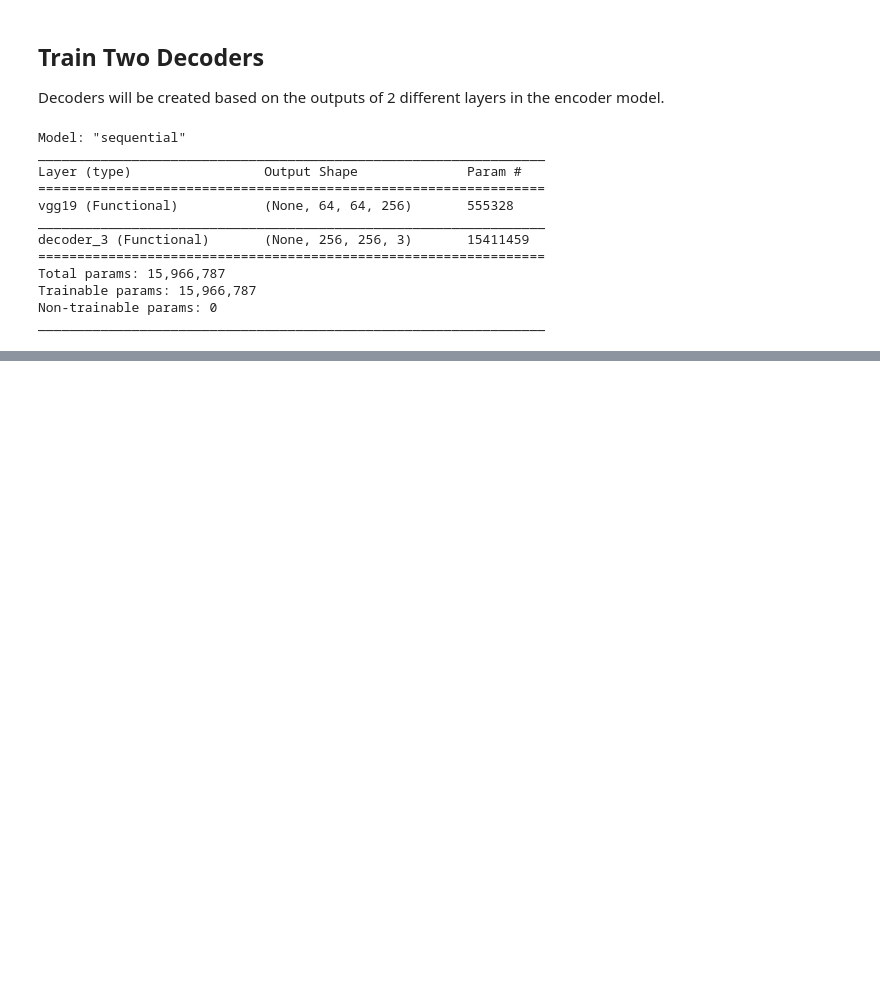
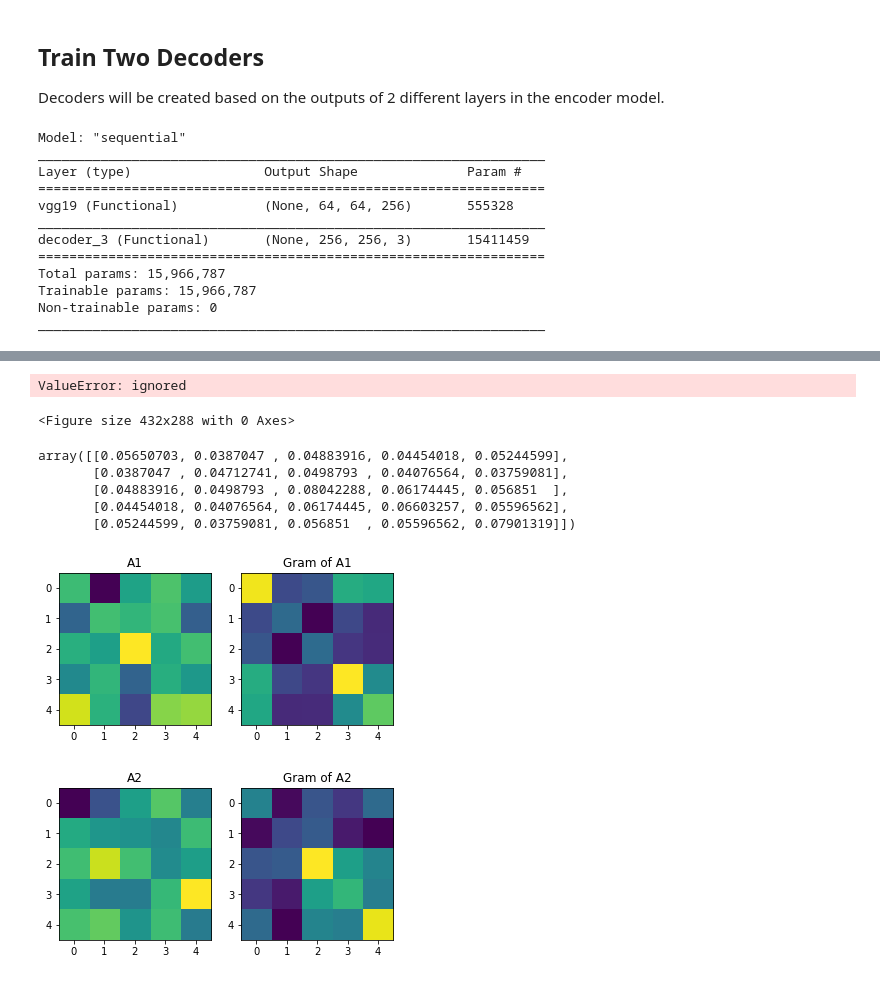
Before and after one commit to elilaird/CS83212-Advanced-Neural-Networks, a Jupyter notebook: Lab2_Style_Transfer.ipynb, the cells around one changed output, grey strips where cells are left out. Cells and saved outputs as stored; diff of their text form; code cells hidden in the pictures; blank space fills up the shorter version.

```diff
--- a/Lab2_Style_Transfer.ipynb
+++ b/Lab2_Style_Transfer.ipynb
@@ -318,0 +558,30 @@ TypeError: ignored
+# %%
+# show originals
+# and colored versions
+G_A1 = show_gram(A1,'A1')
+G_A2 = show_gram(A2,'A2')
+a1_a2_shaped = a1_as_a2_gram.reshape((channels, hw,hw))
+G_A1asA2 = show_gram(new_transform(A1_white, A2_white).reshape((channels, hw, hw)),'A1 with A2 Style (gram)')
+G_A1asA1 = show_gram(a1_a2_shaped,'A1 with A2 Style (gram)')
+# %% [output]
+ValueError: ignored
+<Figure size 432x288 with 0 Axes>
+# %%
+content = np.random.rand(5, 5, 5)
+style = np.random.rand(5, 5, 5)
+
+
+def gram(x):
+    tmp = x.reshape((5,5*5))
+    return tmp @ tmp.T / (5*5*5)
+
+show_gram(content,'A1')
+show_gram(style,'A2')
+# %% [output]
+array([[0.05650703, 0.0387047 , 0.04883916, 0.04454018, 0.05244599],
+       [0.0387047 , 0.04712741, 0.0498793 , 0.04076564, 0.03759081],
+       [0.04883916, 0.0498793 , 0.08042288, 0.06174445, 0.056851  ],
+       [0.04454018, 0.04076564, 0.06174445, 0.06603257, 0.05596562],
+       [0.05244599, 0.03759081, 0.056851  , 0.05596562, 0.07901319]])
+[figure, added]
+[figure, added]
```
Also changed, not shown: parts of 17 cells of this notebook.
